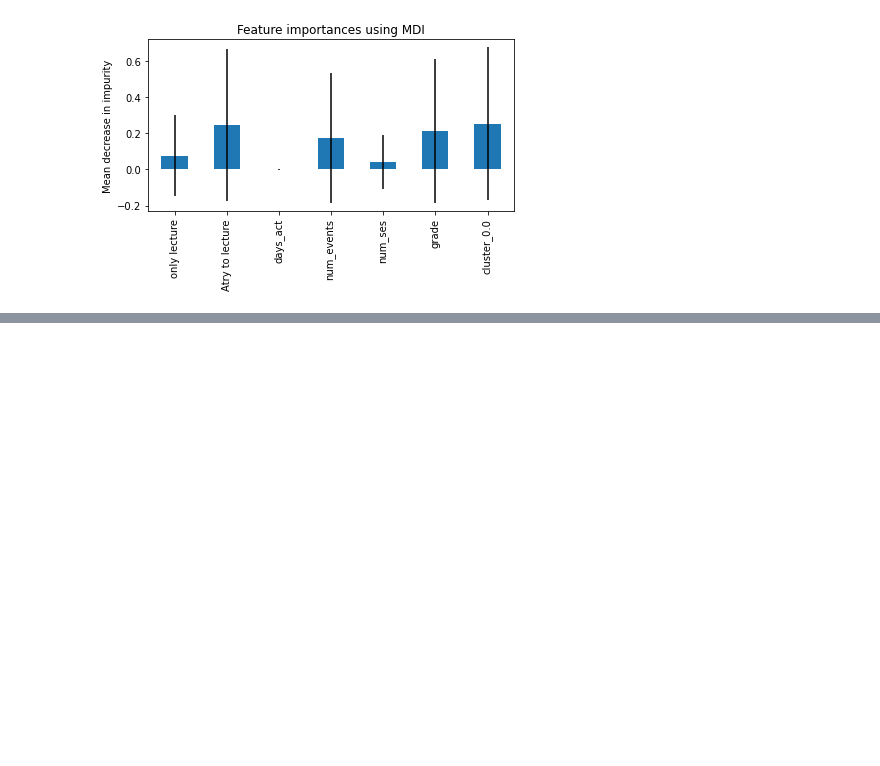
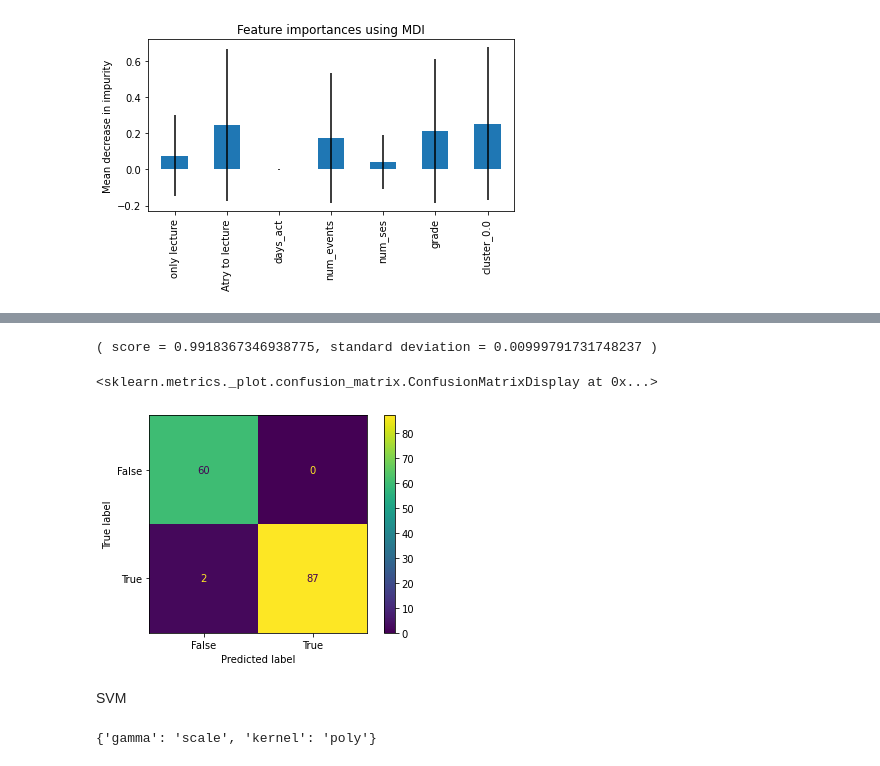
Before and after one commit to crisywini/analytical-thinking-reports, a Jupyter notebook: notebooks/pec-02-01-supervised-css.ipynb, the cells around one changed output, grey strips where cells are left out. Saved outputs shown, nothing was run; the diff lists cells and outputs as text; code cells hidden in the pictures; blank space fills up the shorter version.

```diff
--- a/notebooks/pec-02-01-supervised-css.ipynb
+++ b/notebooks/pec-02-01-supervised-css.ipynb
@@ -308,0 +393,7 @@ fig.tight_layout()
+# %%
+parameters = {'n_neighbors': [2, 4, 5, 7, 9, 10], 'weights': ["uniform", "distance"], 'algorithm': ['auto', 'ball_tree', 'kd_tree', 'brute']}
+
+grid_search = GridSearchCV(KNeighborsClassifier(), parameters, cv=5, return_train_score=True)
+grid_search.fit(X_traink, y_traink)
+
+grid_search.best_params_
@@ -308,0 +402,5 @@ fig.tight_layout()
+# %%
+knn_classifier = KNeighborsClassifier(n_neighbors=4, weights='uniform', algorithm='auto')
+knn_classifier.fit(X_traink, y_traink)
+y_pred_knn = knn_classifier.predict(X_testk)
+print(metrics.classification_report(y_testk, y_pred_knn))
@@ -308,0 +416,23 @@ fig.tight_layout()
+# %%
+score_knn = (model_selection.cross_val_score(knn_classifier, X_best_features, y,  scoring = scoring, cv = kFold))
+print(f"( score = {score_knn.mean()}, standard deviation = {score_knn.std()} )")
+# %% [output]
+( score = 0.9918367346938775, standard deviation = 0.00999791731748237 )
+# %%
+confusion_matrix_knn = metrics.confusion_matrix(y_testk, y_pred_knn)
+cm_display = metrics.ConfusionMatrixDisplay(confusion_matrix = confusion_matrix_knn, display_labels = [False, True])
+cm_display.plot()
+# %% [output]
+<sklearn.metrics._plot.confusion_matrix.ConfusionMatrixDisplay at 0x...>
+[figure, added]
+# %% [markdown]
+SVM
+# %%
+parameters = {'kernel': ['linear', 'poly', 'rbf', 'sigmoid'], 'gamma': ["scale", "auto"]}
+
+grid_search = GridSearchCV(svm.SVC(), parameters, cv=5, return_train_score=True)
+grid_search.fit(X_traink, y_traink)
+
+grid_search.best_params_
+# %% [output]
+{'gamma': 'scale', 'kernel': 'poly'}
```
Also changed, not shown: parts of 26 cells of this notebook.
